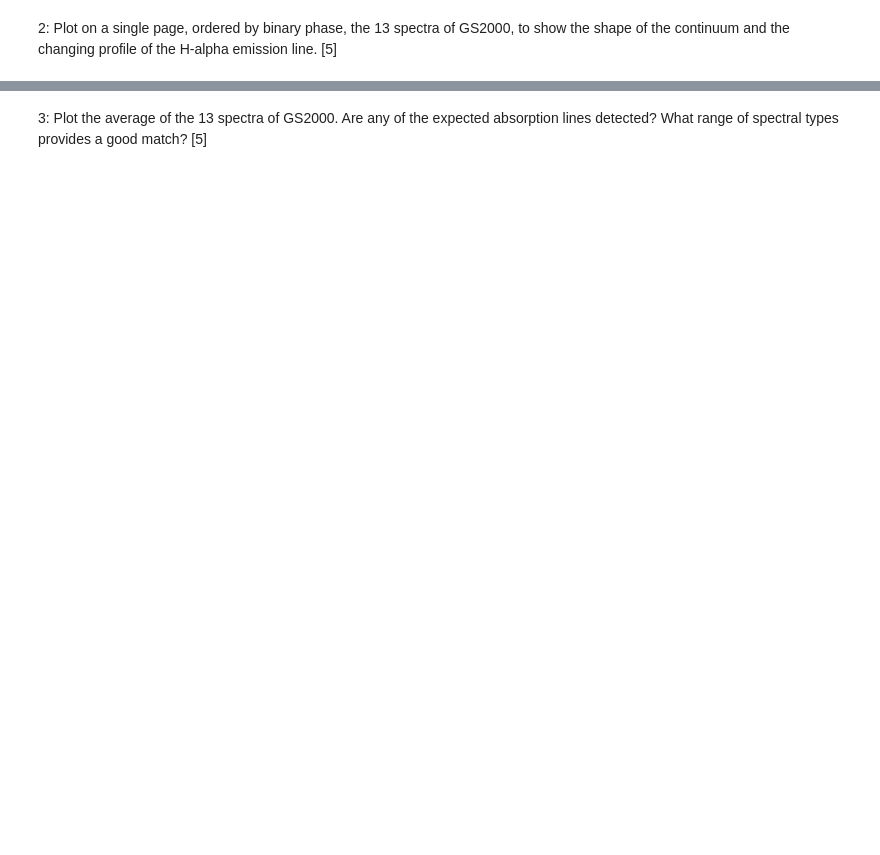
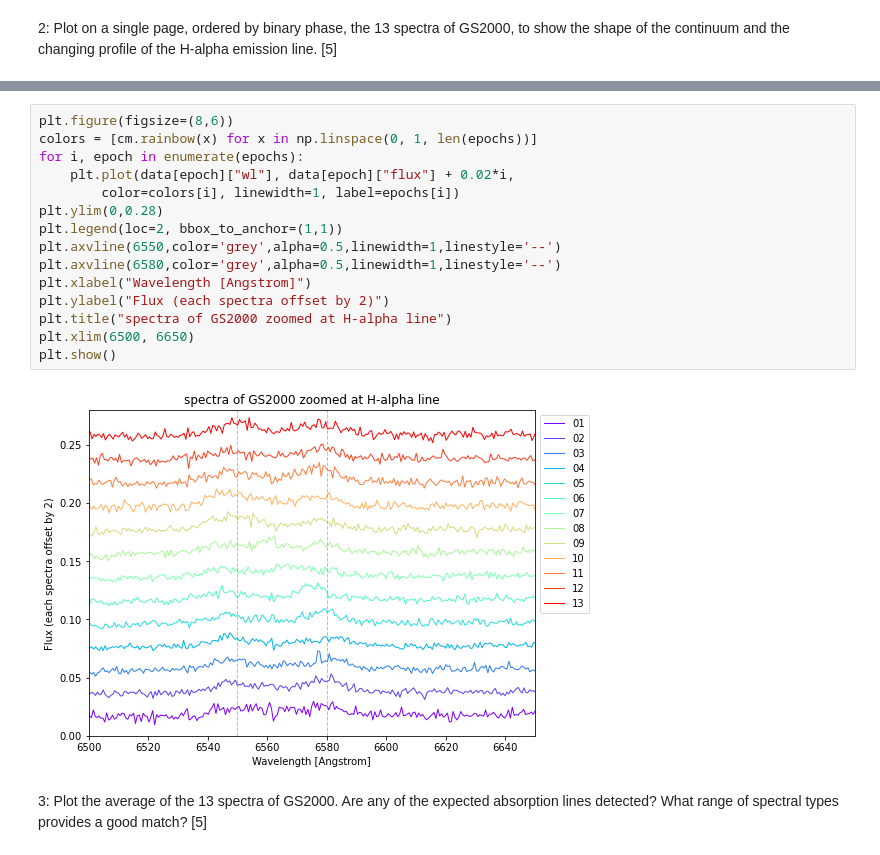
Before and after one commit to alphalyncis/adaa, a Jupyter notebook: project/keck.ipynb, the cells around one changed output, grey strips where cells are left out. Drawn from its saved outputs; the diff is of its cells as text; blank space fills up the shorter version.

```diff
--- a/project/keck.ipynb
+++ b/project/keck.ipynb
@@ -91,3 +65,20 @@ emission line. [5]
+# %%
+plt.figure(figsize=(8,6))
+colors = [cm.rainbow(x) for x in np.linspace(0, 1, len(epochs))]
+for i, epoch in enumerate(epochs):
+    plt.plot(data[epoch]["wl"], data[epoch]["flux"] + 0.02*i,
+        color=colors[i], linewidth=1, label=epochs[i])
+plt.ylim(0,0.28)
+plt.legend(loc=2, bbox_to_anchor=(1,1))
+plt.axvline(6550,color='grey',alpha=0.5,linewidth=1,linestyle='--')
+plt.axvline(6580,color='grey',alpha=0.5,linewidth=1,linestyle='--')
+plt.xlabel("Wavelength [Angstrom]")
+plt.ylabel("Flux (each spectra offset by 2)")
+plt.title("spectra of GS2000 zoomed at H-alpha line")
+plt.xlim(6500, 6650)
+plt.show()
+# %% [output]
+[figure, added]
 # %% [markdown]
 3: Plot the average of the 13 spectra of GS2000.
 Are any of the expected absorption lines detected?
```
Also changed, not shown: parts of 34 cells of this notebook, 7 other files.
